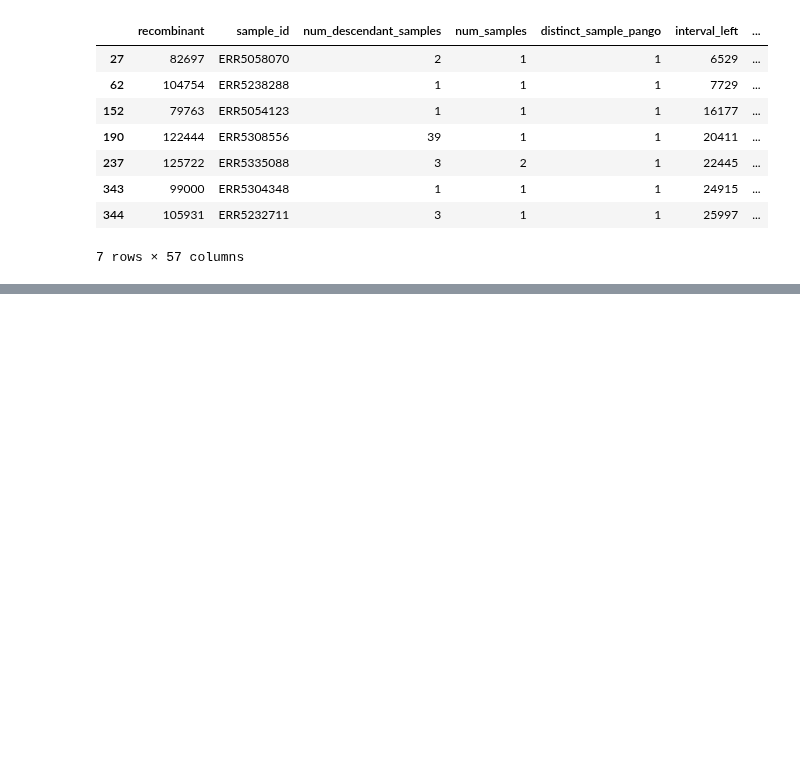
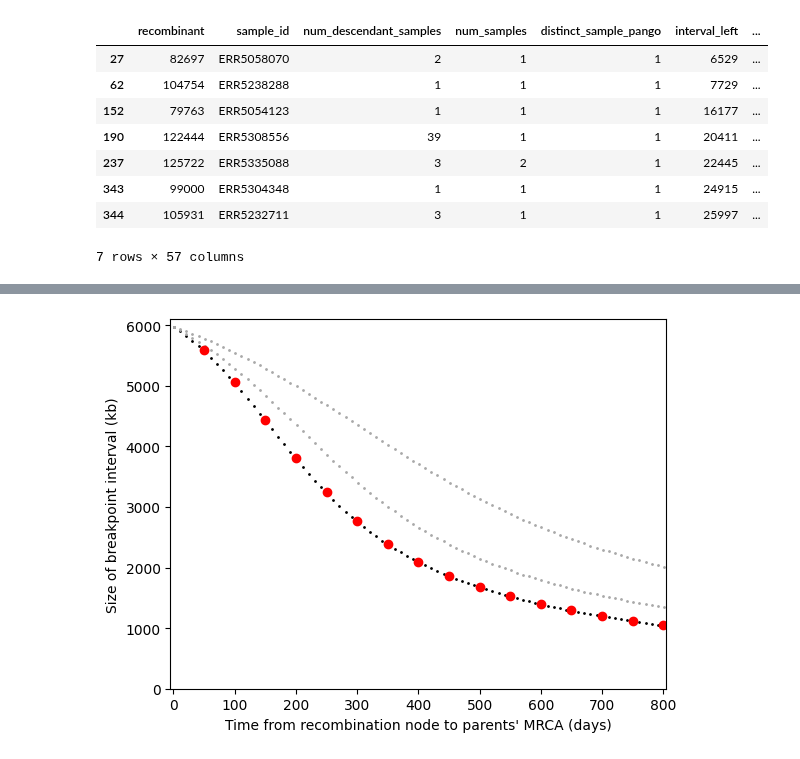
Before and after one commit to jeromekelleher/sc2ts-paper, a Jupyter notebook: notebooks/fig_recombinant_intervals.ipynb, the cells around one changed output, grey strips where cells are left out. Drawn from its saved outputs; the diff is of its cells as text; code cells hidden in the pictures; blank space fills up the shorter version.

```diff
--- a/notebooks/fig_recombinant_intervals.ipynb
+++ b/notebooks/fig_recombinant_intervals.ipynb
@@ -211,20 +218,22 @@ y_2 = fn(x, mu=1/27)
 # %%
 from scipy.optimize import curve_fit
 
 
 # Successfully replicated results.
-plt.ylim(1000, 6100)
+plt.ylim(0, 6100)
 plt.xlim(-5, 805)
 plt.ylabel("Size of breakpoint interval (kb)")
 plt.xlabel("Time from recombination node to parents' MRCA (days)")
 plt.scatter(y=y_1, x=x, c="black", s=1)
 plt.scatter(y=y_1_5, x=x, c="darkgray", s=1)
 plt.scatter(y=y_2, x=x, c="darkgray", s=1)
 plt.scatter(y=data[1, :], x=data[0, :], c="red");
 
 # Fit curve.
-#popt, pcov = curve_fit(fn, time_re_mrca, int_size)
-#plt.scatter(y=fn(x, *popt), x=x, c="green");
+# popt, pcov = curve_fit(fn, time_re_mrca, int_size)
+# plt.scatter(y=fn(x, *popt), x=x, c="green");
+# %% [output]
+[figure, added]
 # %%
 def get_gene_coordinates():
     return {
```
Also changed, not shown: parts of 3 cells of this notebook, 1 other file.
